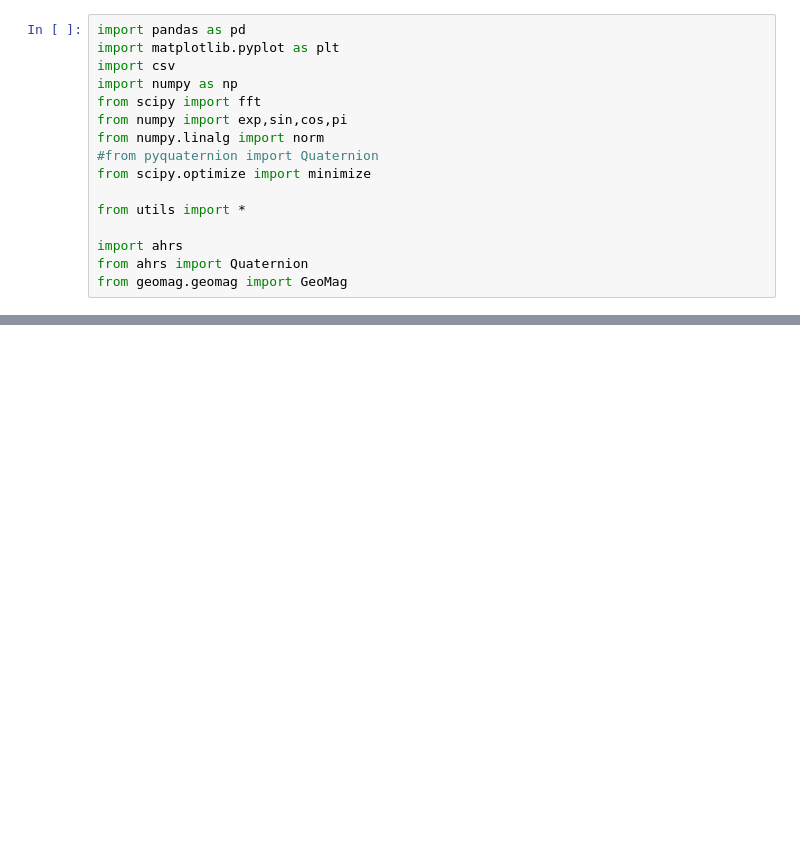
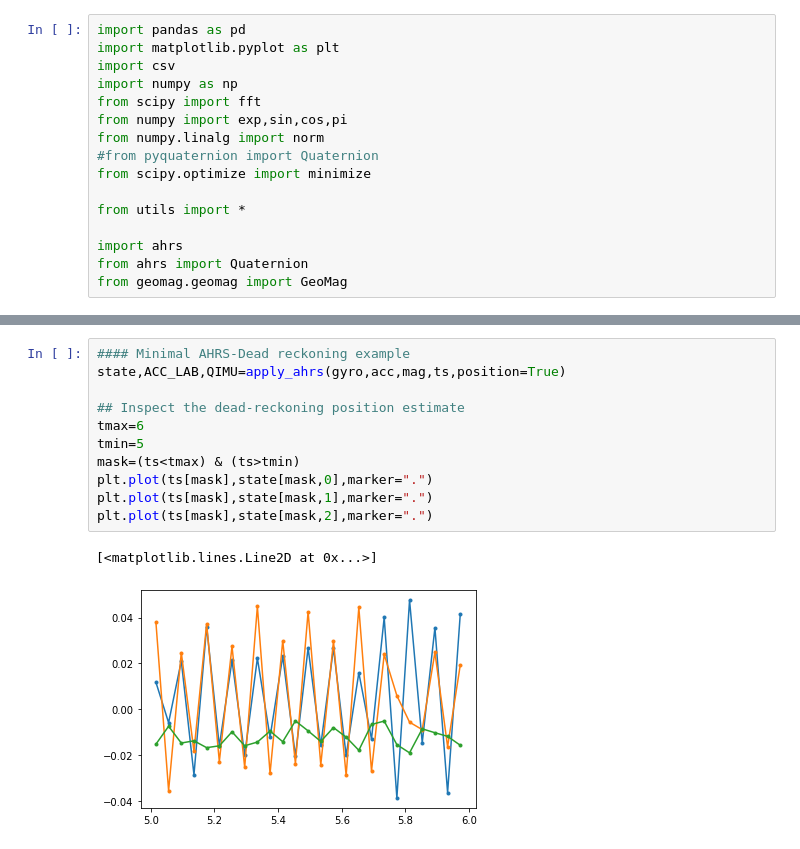
Before and after one commit to matterwaves/SensorAnalysis, a Jupyter notebook: ahrs-example.ipynb, the cells around one changed output, grey strips where cells are left out. Drawn from its saved outputs; the diff is of its cells as text; blank space fills up the shorter version.

```diff
--- a/ahrs-example.ipynb
+++ b/ahrs-example.ipynb
@@ -194,0 +72,14 @@ plt.plot(ts[mask],state[mask,2],marker=".")
+# %%
+#### Minimal AHRS-Dead reckoning example
+state,ACC_LAB,QIMU=apply_ahrs(gyro,acc,mag,ts,position=True)
+
+## Inspect the dead-reckoning position estimate
+tmax=6
+tmin=5
+mask=(ts<tmax) & (ts>tmin)
+plt.plot(ts[mask],state[mask,0],marker=".")
+plt.plot(ts[mask],state[mask,1],marker=".")
+plt.plot(ts[mask],state[mask,2],marker=".")
+# %% [output]
+[<matplotlib.lines.Line2D at 0x...>]
+[figure, added]
```
Also changed, not shown: parts of 6 cells of this notebook, 2 other files.
